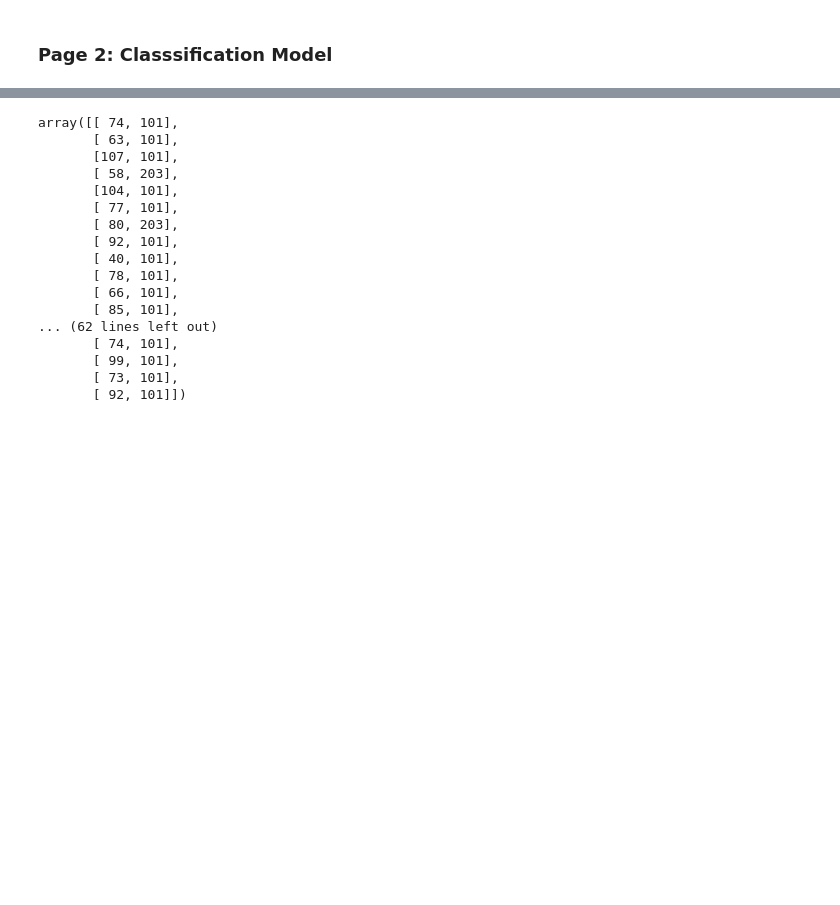
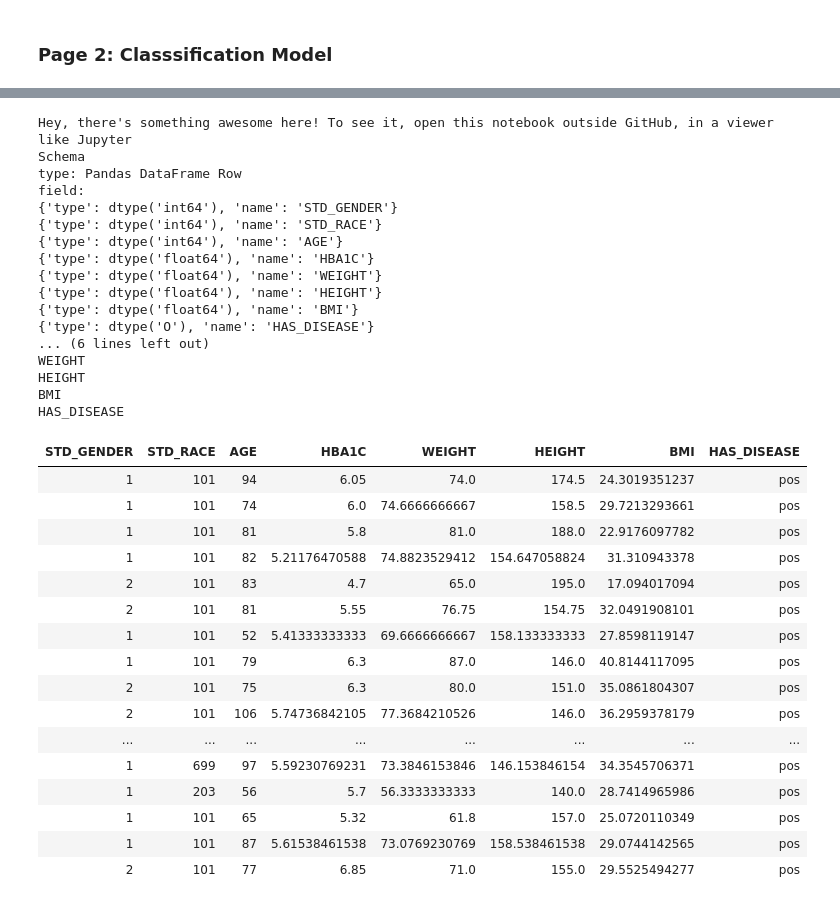
Before and after one commit to pixiedust/pixiedust_health, a Jupyter notebook: cohorts_notebook.ipynb, the cells around one changed output, grey strips where cells are left out. Drawn from its saved outputs; the diff is of its cells as text; code cells hidden in the pictures; blank space fills up the shorter version.

Commit message:
Clean up cohorts and add more documentation
Better organization and details about each of the API functions

```diff
--- a/cohorts_notebook.ipynb
+++ b/cohorts_notebook.ipynb
@@ -126,3 +124,6 @@ SNOMED_IDS
 | 000308435E3E5B76 | BILLING | 000308435E3E5B76 | 2016-03-03 19:05:39 | 401.9 | 401.9 | ... |
 | 000308435E3E5B76 | BILLING | 000308435E3E5B76 | 2016-03-03 19:05:39 | V76.44 | V76.44 | ... |
 | 000308435E3E5B76 | BILLING | 000308435E3E5B76 | 2016-03-03 19:05:39 | 331.9 | 331.9 | ... |
+# %%
+observations = pandas.read_csv('/Users/elizabethwells/PycharmProjects/WatsonHealth/synthetic_data/create_v_observation.csv', delimiter="\t")
+display(observations)
@@ -208,0 +319,2 @@ class Cohorts:
+# %%
+cohorts = Cohorts(demographics, diagnosis, observations)
@@ -209,5 +338,5 @@ class Cohorts:
 # %%
-from pixiedust_health.cohort import *
-cohorts = Cohorts('/Users/elizabethwells/PycharmProjects/WatsonHealth/synthetic_data')
+# from pixiedust_health.cohort import *
+# cohorts = Cohorts('/Users/elizabethwells/PycharmProjects/WatsonHealth/synthetic_data')
 cohorts.getDiseases()
 # %% [output]
@@ -280,20 +365,37 @@ array([[  2, 101,  74],
-# %%
-cohorts.getFeatureMatrix(2, ['AGE', 'STD_RACE'])
-# %% [output]
-array([[ 74, 101],
-       [ 63, 101],
-       [107, 101],
-       [ 58, 203],
-       [104, 101],
-       [ 77, 101],
-       [ 80, 203],
-       [ 92, 101],
-       [ 40, 101],
-       [ 78, 101],
-       [ 66, 101],
-       [ 85, 101],
-... (62 lines left out)
-       [ 74, 101],
-       [ 99, 101],
-       [ 73, 101],
-       [ 92, 101]])
+# %%
+display(cohorts.getFeatureVectors(1))
+# %% [output]
+Hey, there's something awesome here! To see it, open this notebook outside GitHub, in a viewer like Jupyter
+Schema
+type: Pandas DataFrame Row
+field:
+{'type': dtype('int64'), 'name': 'STD_GENDER'}
+{'type': dtype('int64'), 'name': 'STD_RACE'}
+{'type': dtype('int64'), 'name': 'AGE'}
+{'type': dtype('float64'), 'name': 'HBA1C'}
+{'type': dtype('float64'), 'name': 'WEIGHT'}
+{'type': dtype('float64'), 'name': 'HEIGHT'}
+{'type': dtype('float64'), 'name': 'BMI'}
+{'type': dtype('O'), 'name': 'HAS_DISEASE'}
+... (6 lines left out)
+WEIGHT
+HEIGHT
+BMI
+HAS_DISEASE
+| STD_GENDER | STD_RACE | AGE | HBA1C | WEIGHT | HEIGHT | BMI | HAS_DISEASE |
+| 1 | 101 | 94 | 6.05 | 74.0 | 174.5 | 24.3019351237 | pos |
+| 1 | 101 | 74 | 6.0 | 74.6666666667 | 158.5 | 29.7213293661 | pos |
+| 1 | 101 | 81 | 5.8 | 81.0 | 188.0 | 22.9176097782 | pos |
+| 1 | 101 | 82 | 5.21176470588 | 74.8823529412 | 154.647058824 | 31.310943378 | pos |
+| 2 | 101 | 83 | 4.7 | 65.0 | 195.0 | 17.094017094 | pos |
+| 2 | 101 | 81 | 5.55 | 76.75 | 154.75 | 32.0491908101 | pos |
+| 1 | 101 | 52 | 5.41333333333 | 69.6666666667 | 158.133333333 | 27.8598119147 | pos |
+| 1 | 101 | 79 | 6.3 | 87.0 | 146.0 | 40.8144117095 | pos |
+| 2 | 101 | 75 | 6.3 | 80.0 | 151.0 | 35.0861804307 | pos |
+| 2 | 101 | 106 | 5.74736842105 | 77.3684210526 | 146.0 | 36.2959378179 | pos |
+| ... | ... | ... | ... | ... | ... | ... | ... |
+| 1 | 699 | 97 | 5.59230769231 | 73.3846153846 | 146.153846154 | 34.3545706371 | pos |
+| 1 | 203 | 56 | 5.7 | 56.3333333333 | 140.0 | 28.7414965986 | pos |
+| 1 | 101 | 65 | 5.32 | 61.8 | 157.0 | 25.0720110349 | pos |
+| 1 | 101 | 87 | 5.61538461538 | 73.0769230769 | 158.538461538 | 29.0744142565 | pos |
+| 2 | 101 | 77 | 6.85 | 71.0 | 155.0 | 29.5525494277 | pos |
```
Also changed, not shown: parts of 16 cells of this notebook, 1 other file.
